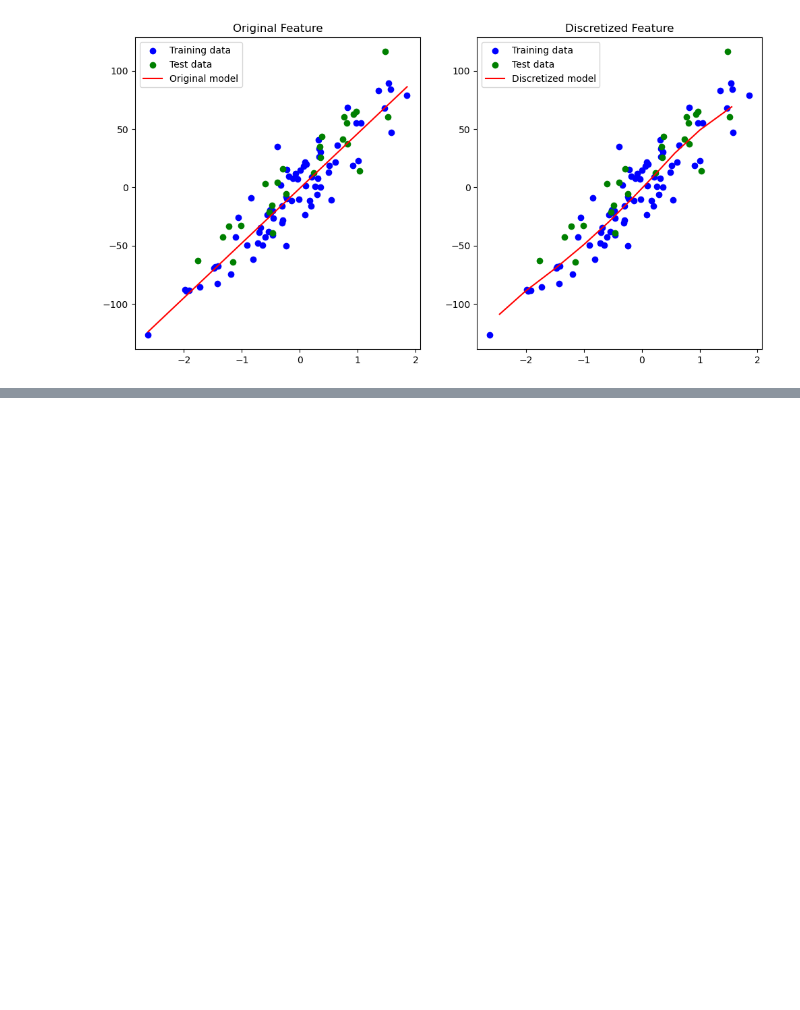
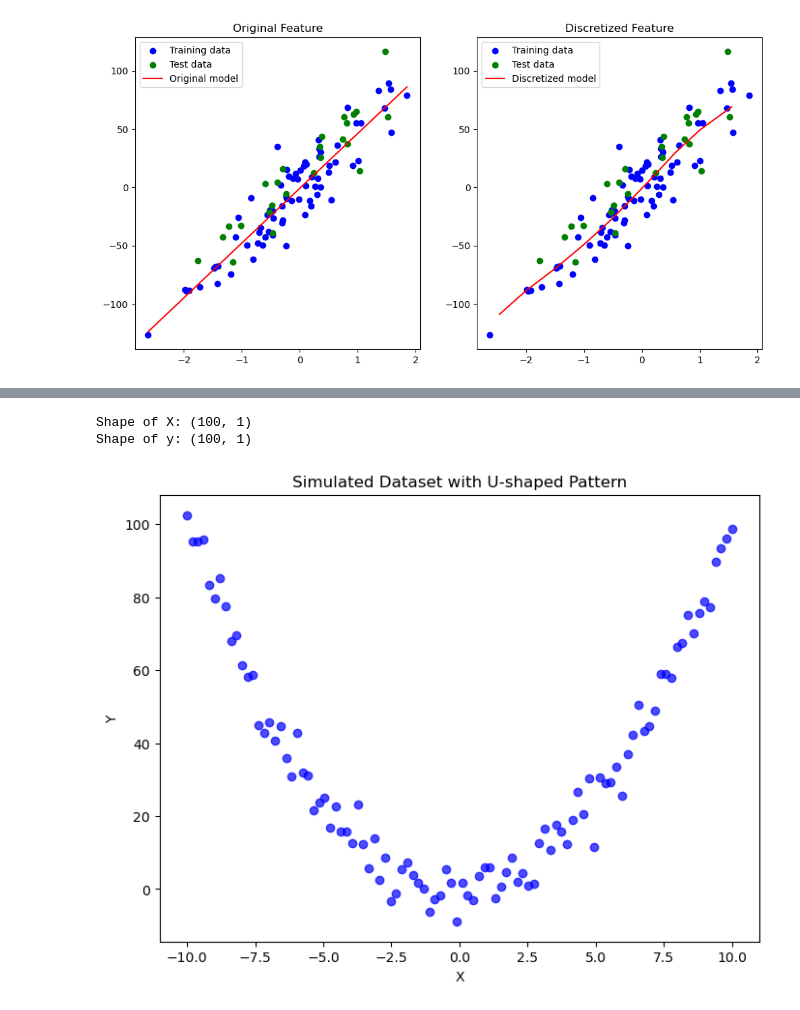
Before and after one commit to vedantdobhalgermany/Advance-ML, a Jupyter notebook: Feature_Engineering/Discretization.ipynb, the cells around one changed output, grey strips where cells are left out. Cells and saved outputs as stored; diff of their text form; code cells hidden in the pictures; blank space fills up the shorter version.

Commit message:
handling non-linear relationships (regression)

```diff
--- a/Feature_Engineering/Discretization.ipynb
+++ b/Feature_Engineering/Discretization.ipynb
@@ -68,0 +72,29 @@ Discretized Feature - Train MSE: 339.937, Test MSE: 475.515
+# %%
+import numpy as np
+import matplotlib.pyplot as plt
+from sklearn.linear_model import LinearRegression
+from sklearn.preprocessing import KBinsDiscretizer
+from sklearn.metrics import mean_squared_error
+
+# Ensure consistent environment
+np.random.seed(42)
+
+# Generate the dataset
+X = np.linspace(-10, 10, 100).reshape(-1, 1)  # X is a 100x1 vector
+y = X**2 + np.random.normal(0, 5, size=X.shape[0]).reshape(-1,1)  # y is directly based on X, ensuring matching length
+
+# Verify the shapes
+print(f"Shape of X: {X.shape}")  # Should print (100, 1)
+print(f"Shape of y: {y.shape}")  # Should print (100,)
+
+# Plotting the dataset
+plt.figure(figsize=(8, 6))
+plt.scatter(X, y, color='blue', alpha=0.7)
+plt.title('Simulated Dataset with U-shaped Pattern')
+plt.xlabel('X')
+plt.ylabel('Y')
+plt.show()
+# %% [output]
+Shape of X: (100, 1)
+Shape of y: (100, 1)
+[figure, added]
```
Also changed, not shown: parts of 5 cells of this notebook.
